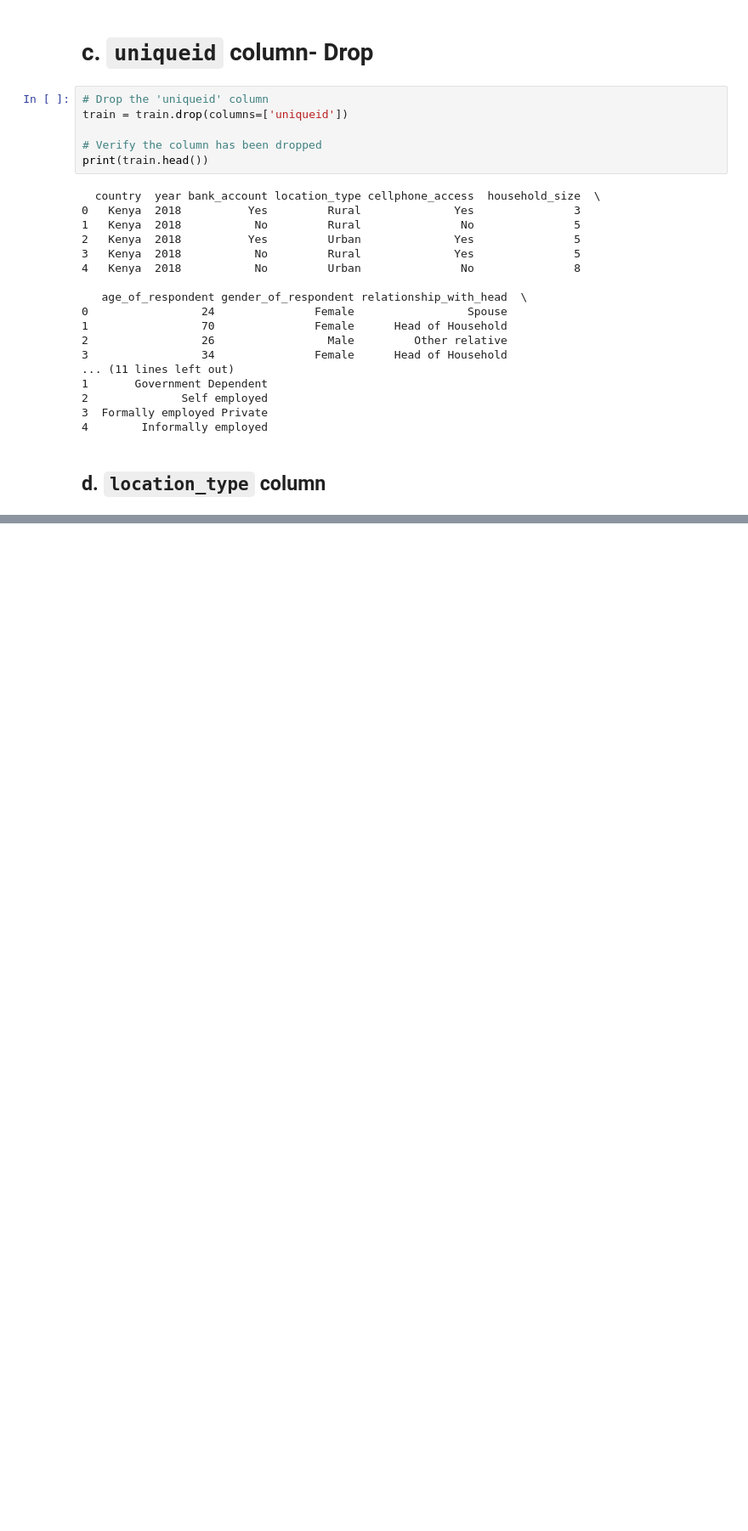
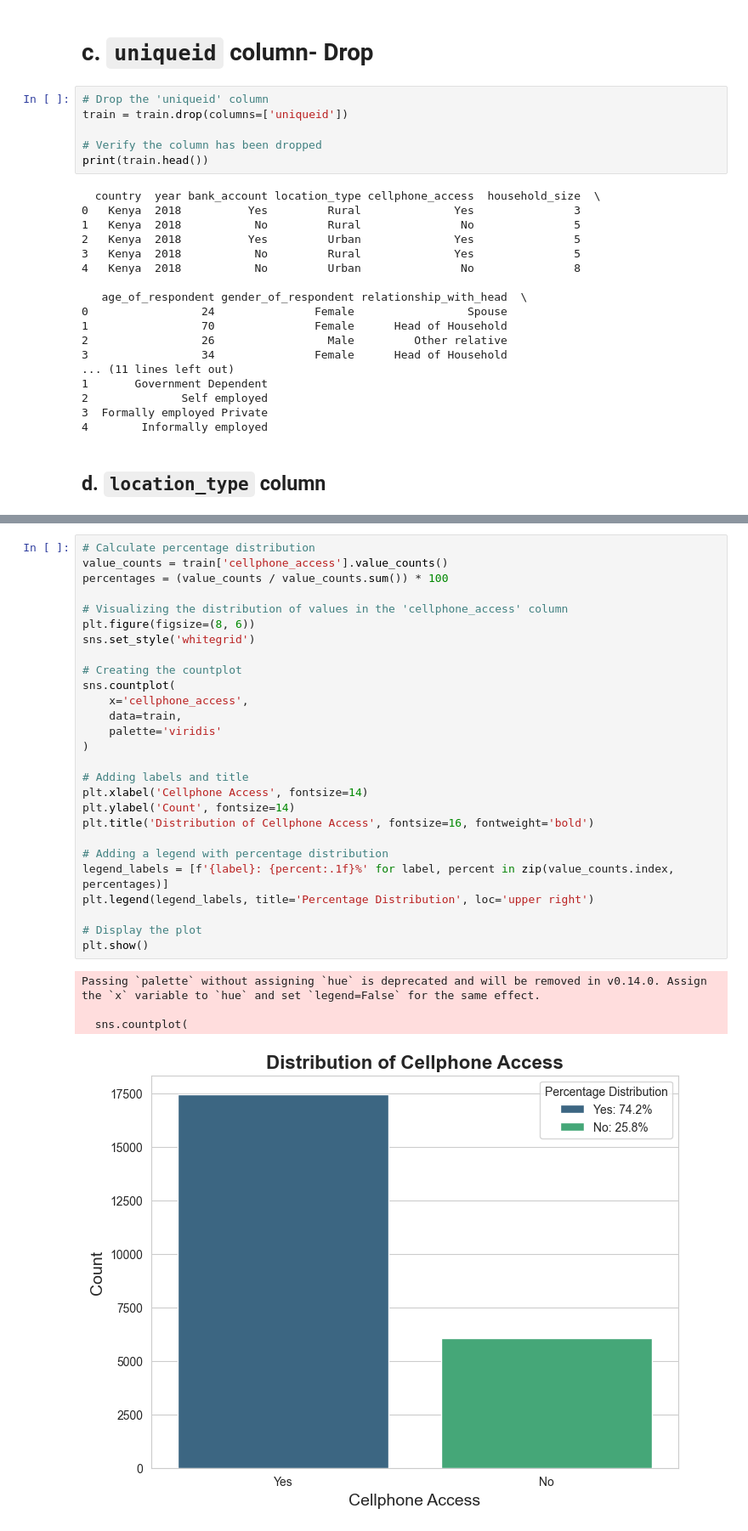
Before and after one commit to KamauGilbert/financial_inclusion_in_africa, a Jupyter notebook: financial_inclusion.ipynb, the cells around one changed output, grey strips where cells are left out. Shown: that part at 85% size. Drawn from its saved outputs; the diff is of its cells as text; blank space fills up the shorter version.

```diff
--- a/financial_inclusion.ipynb
+++ b/financial_inclusion.ipynb
@@ -289,0 +369,32 @@ print(train.head())
+# %%
+# Calculate percentage distribution
+value_counts = train['cellphone_access'].value_counts()
+percentages = (value_counts / value_counts.sum()) * 100
+
+# Visualizing the distribution of values in the 'cellphone_access' column
+plt.figure(figsize=(8, 6))
+sns.set_style('whitegrid')
+
+# Creating the countplot
+sns.countplot(
+    x='cellphone_access',
+    data=train,
+    palette='viridis'
+)
+
+# Adding labels and title
+plt.xlabel('Cellphone Access', fontsize=14)
+plt.ylabel('Count', fontsize=14)
+plt.title('Distribution of Cellphone Access', fontsize=16, fontweight='bold')
+
+# Adding a legend with percentage distribution
+legend_labels = [f'{label}: {percent:.1f}%' for label, percent in zip(value_counts.index, percentages)]
+plt.legend(legend_labels, title='Percentage Distribution', loc='upper right')
+
+# Display the plot
+plt.show()
+# %% [output]
+Passing `palette` without assigning `hue` is deprecated and will be removed in v0.14.0. Assign the `x` variable to `hue` and set `legend=False` for the same effect.
+
+  sns.countplot(
+[figure, added]
```
Also changed, not shown: parts of 21 cells of this notebook.
